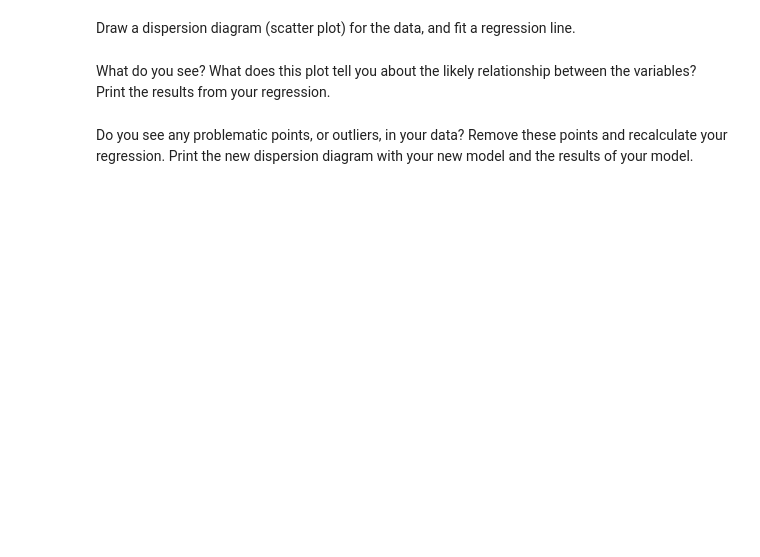
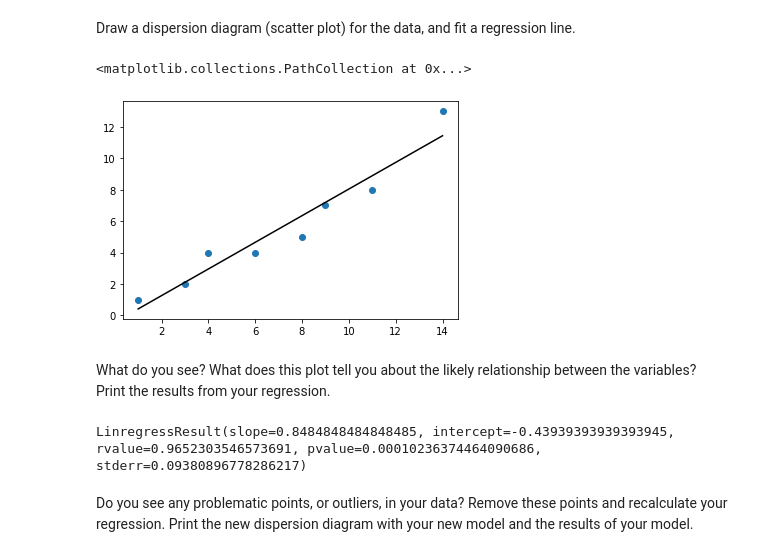
Before and after one commit to ta-data-lis/lab-regression-analysis, a Jupyter notebook: your-code/challenge1.ipynb, the cells around one changed output. Saved outputs shown, nothing was run; the diff lists cells and outputs as text; code cells hidden in the pictures; blank space fills up the shorter version.

```diff
--- a/your-code/challenge1.ipynb
+++ b/your-code/challenge1.ipynb
@@ -99,0 +282,8 @@ First, build a dataframe with the data.
+# %%
+# Your code here.
+
+x = [1,3,4,6,8,9,11,14]
+y = [1,2,4,4,5,7,8,13]
+
+party = pd.DataFrame({'X':x,'Y':y})
+party
@@ -104,2 +302,17 @@ Draw a dispersion diagram (scatter plot) for the data, and fit a regression line
+# %%
+# Your code here.
+
+x = party['X']
+y = party['Y']
+
+results = stats.linregress(x,y)
+regression_line = results[1]+results[0]*x
+
+
+plt.plot(x,regression_line,c='black')
+plt.scatter(x,y)
+# %% [output]
+<matplotlib.collections.PathCollection at 0x...>
+[figure, added]
 # %% [markdown]
 What do you see? What does this plot tell you about the likely relationship between the variables? Print the results from your regression.
@@ -108,2 +319,11 @@ What do you see? What does this plot tell you about the likely relationship betw
+# %%
+# Your response here.
+
+print(results)
+
+# This says that there's a positive correlation between the two, where when one goes up the other also goes up. Which in case says that the more people are invited
+# the more people attend the party.
+# %% [output]
+LinregressResult(slope=0.8484848484848485, intercept=-0.43939393939393945, rvalue=0.9652303546573691, pvalue=0.00010236374464090686, stderr=0.09380896778286217)
 # %% [markdown]
 Do you see any problematic points, or outliers, in your data? Remove these points and recalculate your regression. Print the new dispersion diagram with your new model and the results of your model.
```
Also changed, not shown: parts of 29 cells of this notebook.
